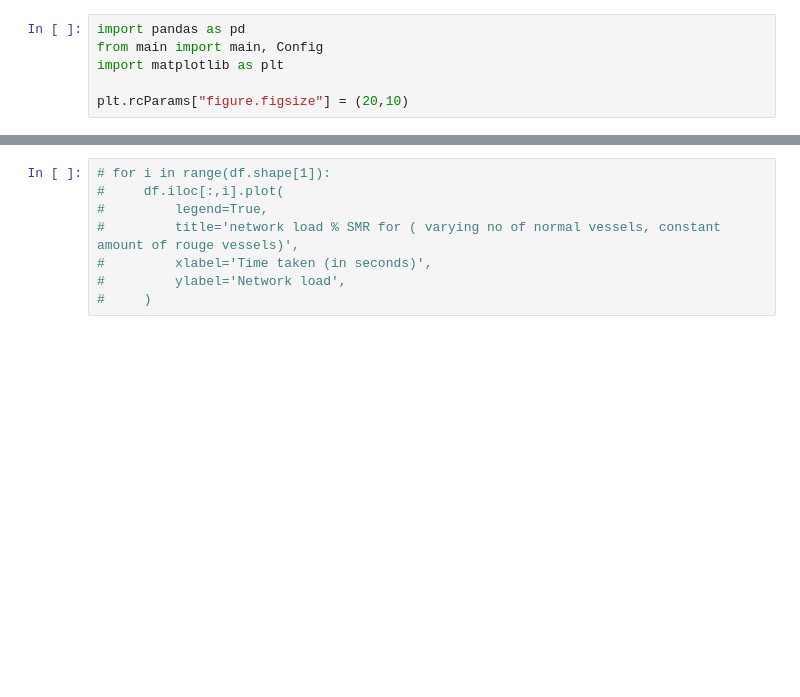
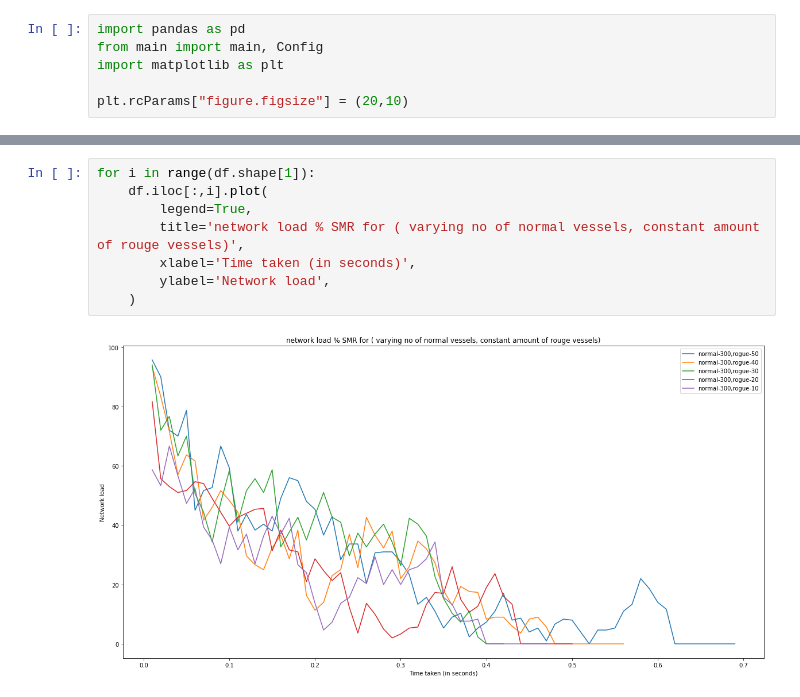
Before and after one commit to naveennvrgup/SMR-Protocol, a Jupyter notebook: results.ipynb, the cells around one changed output, grey strips where cells are left out. Saved outputs shown, nothing was run; the diff lists cells and outputs as text; blank space fills up the shorter version.

```diff
--- a/results.ipynb
+++ b/results.ipynb
@@ -27,11 +39,13 @@ plt.rcParams["figure.figsize"] = (20,10)
 # %%
-# for i in range(df.shape[1]):
-#     df.iloc[:,i].plot(
-#         legend=True,
-#         title='network load % SMR for ( varying no of normal vessels, constant amount of rouge vessels)',
-#         xlabel='Time taken (in seconds)',
-#         ylabel='Network load',
-#     )
+for i in range(df.shape[1]):
+    df.iloc[:,i].plot(
+        legend=True,
+        title='network load % SMR for ( varying no of normal vessels, constant amount of rouge vessels)',
+        xlabel='Time taken (in seconds)',
+        ylabel='Network load',
+    )
+# %% [output]
+[figure, added]
 # %%
 config_obj = Config(width=100,
                     height=100,
```
Also changed, not shown: parts of 8 cells of this notebook, 2 other files.
